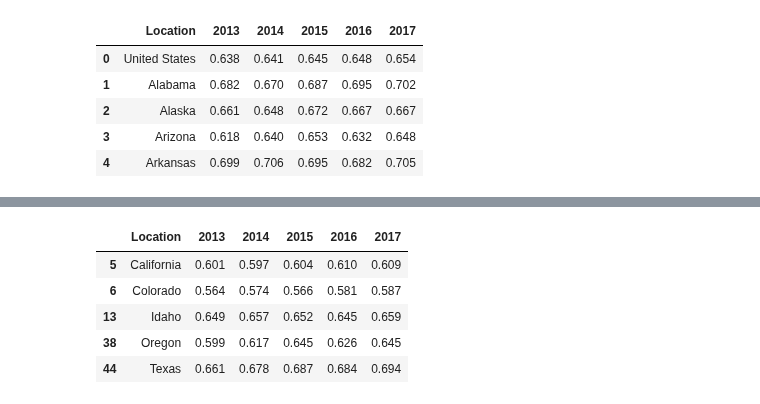
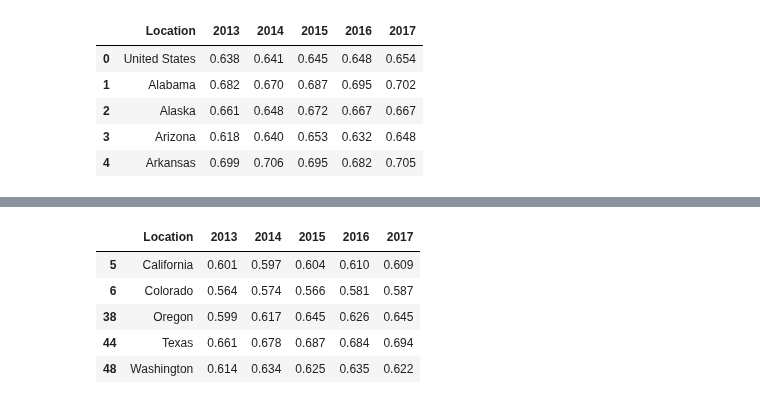
Before and after one commit to epayne323/ProjectOneRepo, a Jupyter notebook: Notebooks/Working_Analysis_Plots_RM.ipynb, the cells around one changed output, grey strips where cells are left out. Cells and saved outputs as stored; diff of their text form; code cells hidden in the pictures.

```diff
--- a/Notebooks/Working_Analysis_Plots_RM.ipynb
+++ b/Notebooks/Working_Analysis_Plots_RM.ipynb
@@ -41,15 +41,15 @@ alc_use_df.head()
 | 3 | GEOGRAPHIC REGION | South | 74907 | 76328 | ... |
 | 4 | GEOGRAPHIC REGION | West | 48091 | 48630 | ... |
 # %%
-obs_states_df = obesity_df.loc[obesity_df['Location'].isin(["California", "Colorado", "Idaho","Oregon","Texas","Washington"])]
+obs_states_df = obesity_df.loc[obesity_df['Location'].isin(["California", "Colorado", "Oregon","Texas","Washington"])]
 obs_states_df.head()
 # %% [output]
 |  | Location | 2013 | 2014 | 2015 | 2016 | 2017 |
 | 5 | California | 0.601 | 0.597 | 0.604 | 0.610 | 0.609 |
 | 6 | Colorado | 0.564 | 0.574 | 0.566 | 0.581 | 0.587 |
-| 13 | Idaho | 0.649 | 0.657 | 0.652 | 0.645 | 0.659 |
 | 38 | Oregon | 0.599 | 0.617 | 0.645 | 0.626 | 0.645 |
 | 44 | Texas | 0.661 | 0.678 | 0.687 | 0.684 | 0.694 |
+| 48 | Washington | 0.614 | 0.634 | 0.625 | 0.635 | 0.622 |
 # %%
 # x_axis = list(obs_states_df.columns.values)
 # x_axis
```
Also changed, not shown: parts of 16 cells of this notebook, 4 other files.
